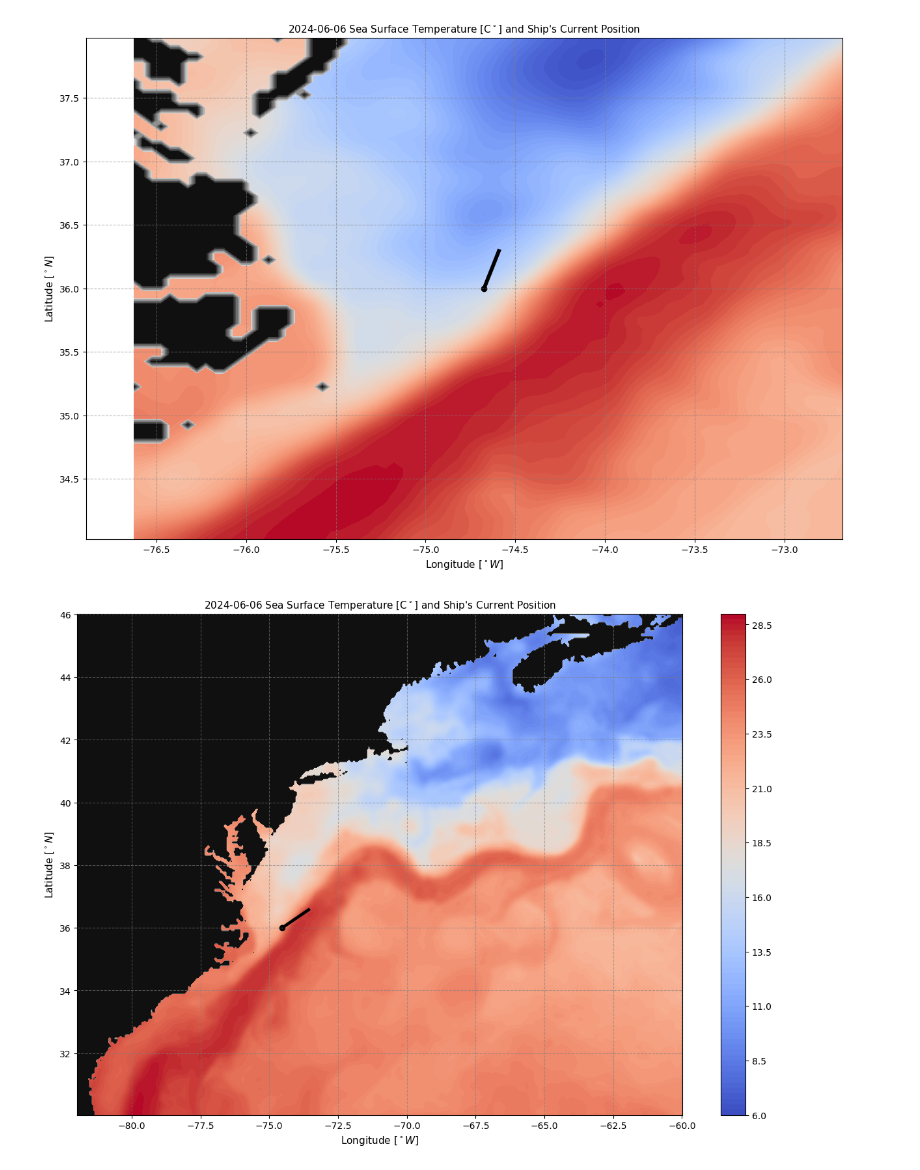
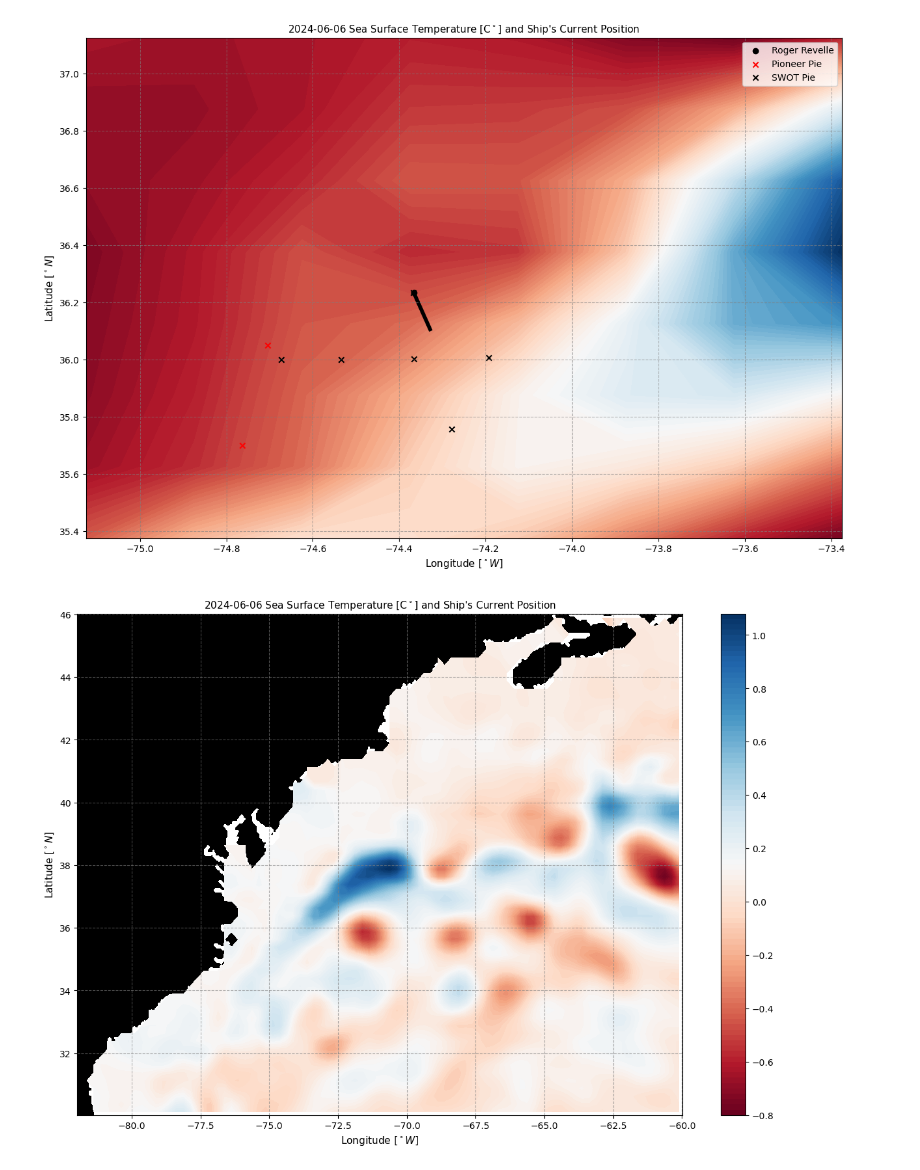
Before and after one commit to jamiesash/rogerrevelle, a Jupyter notebook: code/sst.ipynb, the cells around one changed output. Cells and saved outputs as stored; diff of their text form; code cells hidden in the pictures.

Commit message:
small data and other stuff

```diff
--- a/code/sst.ipynb
+++ b/code/sst.ipynb
@@ -42 +48,10 @@ file_id.close()
+# %%
+ras = xr.DataArray(ras[0,:,:],
+                       coords={'x': lat, 'y':lon},
+                       dims=["x", "y"])
+
+mask = xr.DataArray(mask[0,:,:],
+                       coords={'x': lat_m, 'y':lon_m},
+                       dims=["x", "y"])
+mask = mask.where(mask.values != 1)
 # %%
@@ -48,35 +62,47 @@ mask = xr.DataArray(mask[0,:,:],
                        coords={'x': lat, 'y':lon},
                        dims=["x", "y"])
 # %%
+# PIES locations
+swot_pos = np.column_stack(([-74.3666, -74.5339, -74.1932, -74.6728, -74.3657, -74.2781],
+                           [36.2333, 35.9997, 36.0069, 36.0001, 36.0012, 35.7561]))
+swot_pos = np.array(swot_pos)
+pioneer_pos = np.column_stack(([-74.705, -74.7633], [36.050, 35.700]))
+pioneer_pos = np.array(pioneer_pos)
+
 # pull out most regent heading and convert to radians.
 theta = gyro[-1,1] *(np.pi/180) # to radians
 pos = sea[-1]
-prev_pos = sea[1:-1]
+prev_pos = sea[-100:-1]
 # %%
-min_lon = pos[2] - 2
-min_lat = pos[3] - 2
-max_lon = pos[2] + 2
-max_lat = pos[3] + 2
-mask_lon = (sst.y >= min_lon) & (sst.y <= max_lon)
-mask_lat = (sst.x >= min_lat) & (sst.x <= max_lat)
+min_lon = pos[2] - 1
+min_lat = pos[3] - 1
+max_lon = pos[2] + 1
+max_lat = pos[3] + 1
 
-sst_cut = sst.where(mask_lon & mask_lat, drop=True)
+mask_lon = (ras.y >= min_lon) & (ras.y <= max_lon)
+mask_lat = (ras.x >= min_lat) & (ras.x <= max_lat)
+
+ras_cut = ras.where(mask_lon & mask_lat, drop=True)
 mask_cut = mask.where(mask_lon & mask_lat, drop=True)
 # %%
 fig, (ax1) = plt.subplots(1, 1, figsize=(15, 10))
 ax1.contourf(mask_cut.y, mask_cut.x, mask_cut[:,:], cmap = "binary")
-ax1.contourf(sst_cut.y, sst_cut.x, sst_cut[:, :], 100, cmap = "coolwarm")
+ax1.contourf(ras_cut.y, ras_cut.x, ras_cut[:, :], 100, cmap = "RdBu")
 # Once I have position I should be fine with heading from the gyro.
 ax1.grid(color = "grey", linestyle = '--', alpha = 0.6)# visible=None)
 #c = ax1.contourf(lon[lon_idx], lat[lat_idx], sst[0, lat_idx, lon_idx], 100, cmap = "coolwarm")
 #cbar = fig.colorbar(c)
 ax1.quiver(pos[2], pos[3], np.cos(theta), np.sin(theta), headlength=0.0001, headaxislength=0.0001, width = 0.005)
-ax1.scatter(pos[2], pos[3], color = "black")
+ax1.scatter(pos[2], pos[3], color = "black",  label='Roger Revelle')
+ax1.scatter(pioneer_pos[:,0], pioneer_pos[:,1], color = "red", marker = 'x', label='Pioneer Pie')
+ax1.scatter(swot_pos[:,0], swot_pos[:,1], color = "black", marker = 'x', label = 'SWOT Pie')
 ax1.scatter(prev_pos[:,2], prev_pos[:,3], marker = ',', color = "black", s = 0.5, alpha = 0.5)
 # cbar.set_label("Sea Surface Temperature [C$^\circ$]")
 ax1.set_xlabel("Longitude [$^\circ W$]", size = 11)
 ax1.set_ylabel("Latitude [$^\circ N$]", size = 11)
-ax1.set_title("2024-06-06 Sea Surface Temperature [C$^\circ$] and Ship's Current Position", size = 11);
+ax1.set_title("2024-06-06 Sea Surface Temperature [C$^\circ$] and Ship's Current Position", size = 11)
+ax1.legend()
+plt.savefig('test.pdf', dpi=300);
 plt.show()
 # %% [output]
-[figure, old version]
+[figure, new version]
@@ -83,18 +114,20 @@ plt.show()
 # %%
 fig, (ax1) = plt.subplots(1, 1, figsize=(15, 10))
-ax1.contourf(lon, lat, mask[0,:,:], cmap = "binary")
-ax1.contourf(lon, lat, sst[0,:,:], 100, cmap = "coolwarm")
+ax1.contourf(ras.y, ras.x, ras[:, :], 100, cmap = "RdBu")
+ax1.contourf(mask.y, mask.x, mask[:,:], 1, colors = "black")
 # Once I have position I should be fine with heading from the gyro.
 ax1.grid(color = "grey", linestyle = '--', alpha = 0.6)# visible=None)
-c = ax1.contourf(lon, lat, sst[0,:,:], 100, cmap = "coolwarm")
+c = ax1.contourf(ras.y, ras.x, ras[:, :], 100, cmap = "RdBu")
 cbar = fig.colorbar(c)
-ax1.quiver(pos[2], pos[3], np.cos(theta), np.sin(theta), headlength=0.0001, headaxislength=0.0001, width = 0.005)
-ax1.scatter(pos[2], pos[3], color = "black")
-ax1.scatter(prev_pos[:,2], prev_pos[:,3], marker = ',', color = "black", s = 0.5, alpha = 0.5)
+#ax1.quiver(pos[2], pos[3], np.cos(theta), np.sin(theta), headlength=0.0001, headaxislength=0.0001, width = 0.005)
+#ax1.scatter(pos[2], pos[3], color = "black")
+#ax1.scatter(prev_pos[:,2], prev_pos[:,3], marker = ',', color = "black", s = 0.5, alpha = 0.5)
+#ax1.scatter(pioneer_pos[:,0], pioneer_pos[:,1], color = "red", marker = 'x')
+#ax1.scatter(swot_pos[:,0], swot_pos[:,1], color = "black", marker = 'x')
 # cbar.set_label("Sea Surface Temperature [C$^\circ$]")
 ax1.set_xlabel("Longitude [$^\circ W$]", size = 11)
 ax1.set_ylabel("Latitude [$^\circ N$]", size = 11)
 ax1.set_title("2024-06-06 Sea Surface Temperature [C$^\circ$] and Ship's Current Position", size = 11);
 plt.show()
 # %% [output]
-[figure, old version]
+[figure, new version]
```
Also changed, not shown: parts of 6 cells of this notebook, 8 other files.
